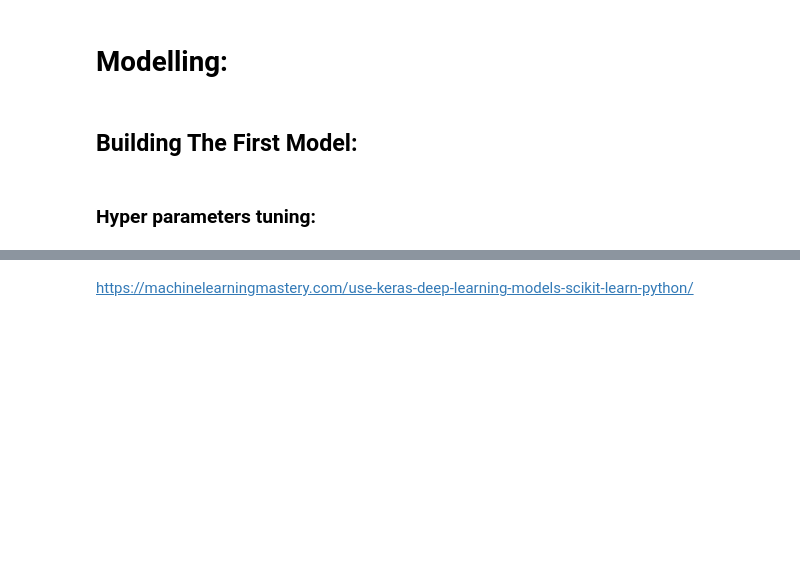
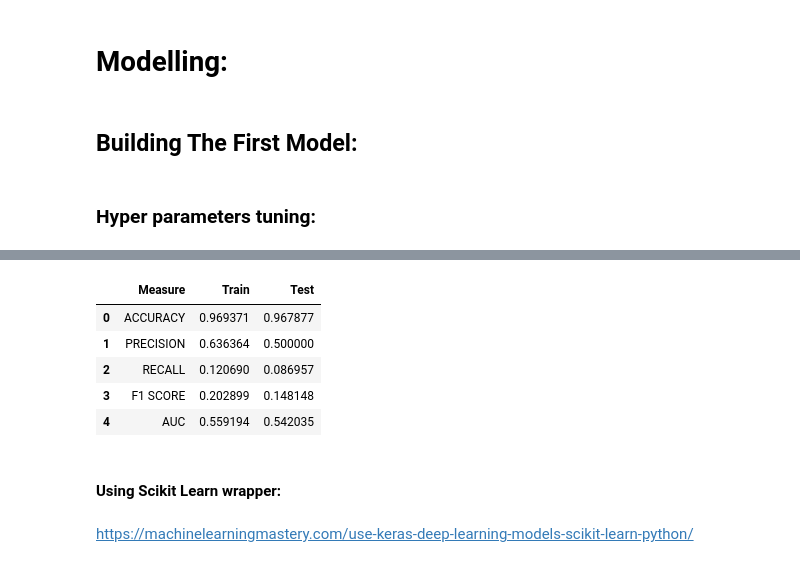
Before and after one commit to chungthuang/DeepLearning, a Jupyter notebook: Deep_Learning_Project.ipynb, the cells around one changed output, grey strips where cells are left out. Drawn from its saved outputs; the diff is of its cells as text; code cells hidden in the pictures; blank space fills up the shorter version.

```diff
--- a/Deep_Learning_Project.ipynb
+++ b/Deep_Learning_Project.ipynb
@@ -491,0 +935,5 @@ def create_model(nn=16, nl=1, learning_rate=0.001, activation="relu", optim="ada
+# %%
+hypermodel = tuner.hypermodel.build(best_hps)
+
+# Retrain the model
+hypermodel.fit(x_all, y_all, epochs = best_epoch)
@@ -531,0 +1053,6 @@ best_hyperparameters = tuner.get_best_hyperparameters(1)[0]
+# %%
+y_pred_all = hypermodel.predict(x_all)
+y_pred_test = hypermodel.predict(x_test)
+# %%
+y_pred_all = (y_pred_all>0.5).astype(int)
+y_pred_test = (y_pred_test>0.5).astype(int)
@@ -532,3 +1082,18 @@ best_hyperparameters = tuner.get_best_hyperparameters(1)[0]
+# %%
+# Showing the results performance.
+
+resultsDF = performanceMetricsDF(metrics, y_all, y_pred_all,
+                                 y_test, y_pred_test)
+resultsDF
+# %% [output]
+|  | Measure | Train | Test |
+| 0 | ACCURACY | 0.969371 | 0.967877 |
+| 1 | PRECISION | 0.636364 | 0.500000 |
+| 2 | RECALL | 0.120690 | 0.086957 |
+| 3 | F1 SCORE | 0.202899 | 0.148148 |
+| 4 | AUC | 0.559194 | 0.542035 |
+# %% [markdown]
+#### Using Scikit Learn wrapper:
 # %% [markdown]
 https://machinelearningmastery.com/use-keras-deep-learning-models-scikit-learn-python/
 # %%
```
Also changed, not shown: parts of 159 cells of this notebook.
